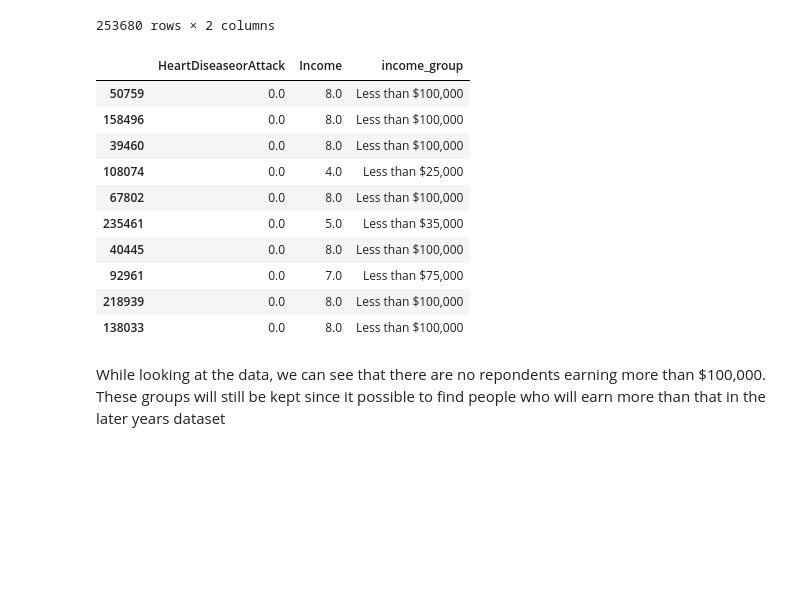
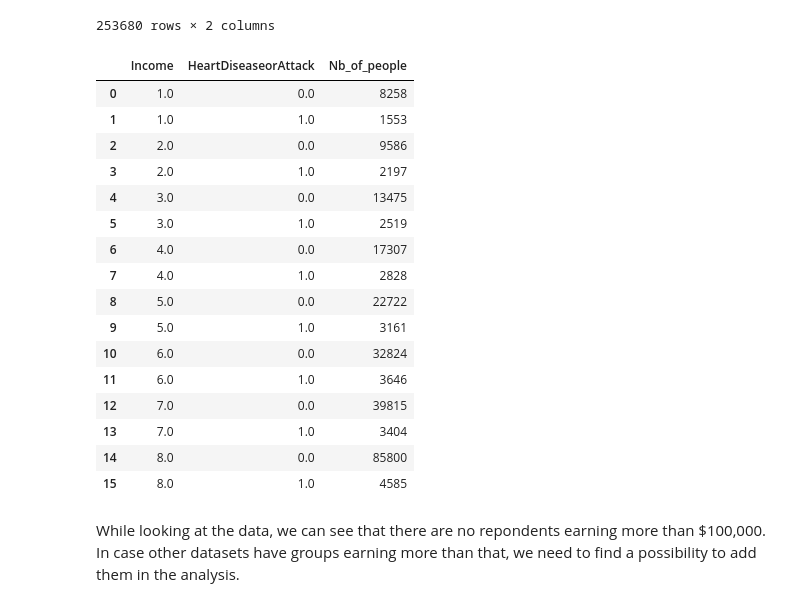
Before and after one commit to MaudGes/Heart_disease_model, a Jupyter notebook: Heart_Disease_EDA.ipynb, the cells around one changed output. Cells and saved outputs as stored; diff of their text form; code cells hidden in the pictures; blank space fills up the shorter version.

```diff
--- a/Heart_Disease_EDA.ipynb
+++ b/Heart_Disease_EDA.ipynb
@@ -2392,55 +2392,38 @@ income_check
 | 87824 | 0.0 | 8.0 |
 253680 rows × 2 columns
 # %%
-#Creating Income groups and adding a column with the group description
+#Creating the needed dataframe to plot
+nb_of_people_depending_income_level = income_check.groupby("Income").value_counts().to_frame()
+nb_of_people_depending_income_level = pd.DataFrame(nb_of_people_depending_income_level)
+nb_of_people_depending_income_level.reset_index(inplace = True)
+nb_of_people_depending_income_level.columns = ["Income", "HeartDiseaseorAttack","Nb_of_people"]
 
-less_than_10 = income_check[income_check["Income"] == 1]
-less_than_10["income_group"] = "Less than $10,000"
+nb_of_people_depending_income_level = nb_of_people_depending_income_level.groupby(["Income","HeartDiseaseorAttack"]).sum()
+nb_of_people_depending_income_level.reset_index(inplace = True)
+nb_of_people_depending_income_level
+#The total number of people is 253 680, as expected
 
-less_than_15 = income_check[income_check["Income"] == 2]
-less_than_15["income_group"] = "Less than $15,000"
-
-less_than_20 = income_check[income_check["Income"] == 3]
-less_than_20["income_group"] = "Less than $20,000"
-
-less_than_25 = income_check[income_check["Income"] == 4]
-less_than_25["income_group"] = "Less than $25,000"
-
-less_than_35 = income_check[income_check["Income"] == 5]
-less_than_35["income_group"] = "Less than $35,000"
-
-less_than_50 = income_check[income_check["Income"] == 6]
-less_than_50["income_group"] = "Less than $50,000"
-
-less_than_75 = income_check[income_check["Income"] == 7]
-less_than_75["income_group"] = "Less than $75,000"
-
-less_than_100 = income_check[income_check["Income"] == 8]
-less_than_100["income_group"] = "Less than $100,000"
-
-less_than_150 = income_check[income_check["Income"] == 9]
-less_than_150["income_group"] = "Less than $150,000"
-
-less_than_200 = income_check[income_check["Income"] == 10]
-less_than_200["income_group"] = "Less than $200,000"
-
-two_hundred_or_more = income_check[income_check["Income"] == 11]
-two_hundred_or_more["income_group"] = "$200,000 or more"
-
-#Appending the dataframes together for visualisation
-all_education = less_than_10.append(less_than_15).append(less_than_20).append(less_than_25).append(less_than_35).append(less_than_50).append(less_than_75).append(less_than_100).append(less_than_150).append(less_than_200).append(two_hundred_or_more)
-all_education.sample(10)
+#Sorting using natsort to be able to sort strings with numbers
+nb_of_people_depending_income_level.sort_values(by = "Income")
+nb_of_people_depending_income_level
 # %% [output]
-|  | HeartDiseaseorAttack | Income | income_group |
-| 50759 | 0.0 | 8.0 | Less than $100,000 |
-| 158496 | 0.0 | 8.0 | Less than $100,000 |
-| 39460 | 0.0 | 8.0 | Less than $100,000 |
-| 108074 | 0.0 | 4.0 | Less than $25,000 |
-| 67802 | 0.0 | 8.0 | Less than $100,000 |
-| 235461 | 0.0 | 5.0 | Less than $35,000 |
-| 40445 | 0.0 | 8.0 | Less than $100,000 |
-| 92961 | 0.0 | 7.0 | Less than $75,000 |
-| 218939 | 0.0 | 8.0 | Less than $100,000 |
-| 138033 | 0.0 | 8.0 | Less than $100,000 |
+|  | Income | HeartDiseaseorAttack | Nb_of_people |
+| 0 | 1.0 | 0.0 | 8258 |
+| 1 | 1.0 | 1.0 | 1553 |
+| 2 | 2.0 | 0.0 | 9586 |
+| 3 | 2.0 | 1.0 | 2197 |
+| 4 | 3.0 | 0.0 | 13475 |
+| 5 | 3.0 | 1.0 | 2519 |
+| 6 | 4.0 | 0.0 | 17307 |
+| 7 | 4.0 | 1.0 | 2828 |
+| 8 | 5.0 | 0.0 | 22722 |
+| 9 | 5.0 | 1.0 | 3161 |
+| 10 | 6.0 | 0.0 | 32824 |
+| 11 | 6.0 | 1.0 | 3646 |
+| 12 | 7.0 | 0.0 | 39815 |
+| 13 | 7.0 | 1.0 | 3404 |
+| 14 | 8.0 | 0.0 | 85800 |
+| 15 | 8.0 | 1.0 | 4585 |
 # %% [markdown]
-While looking at the data, we can see that there are no repondents earning more than $100,000. These groups will still be kept since it possible to find people who will earn more than that in the later years dataset
+While looking at the data, we can see that there are no repondents earning more than $100,000.
+In case other datasets have groups earning more than that, we need to find a possibility to add them in the analysis.
```
Also changed, not shown: parts of 19 cells of this notebook.
